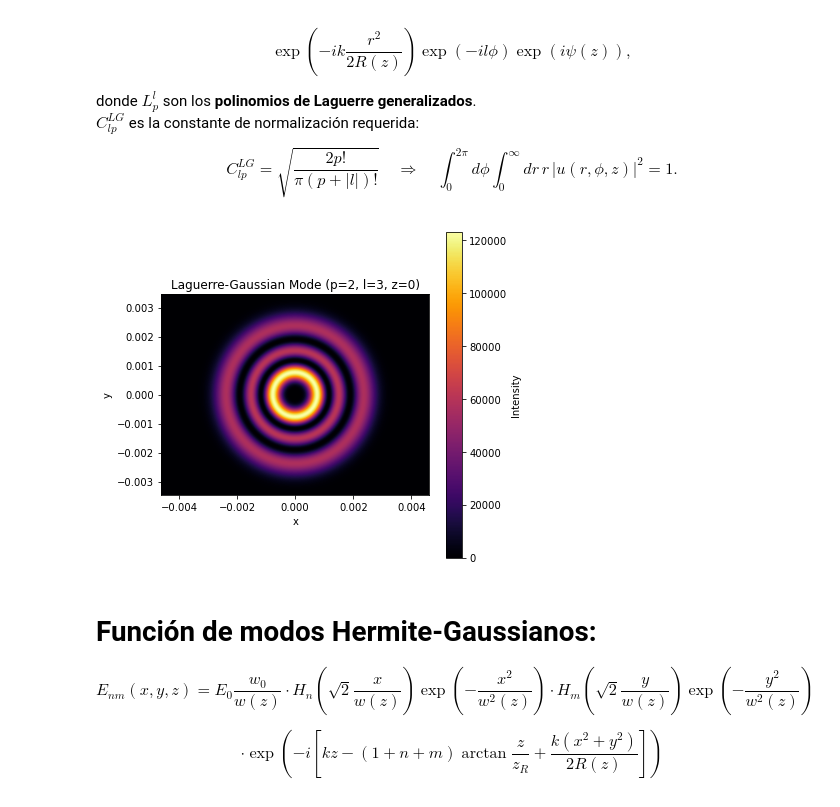
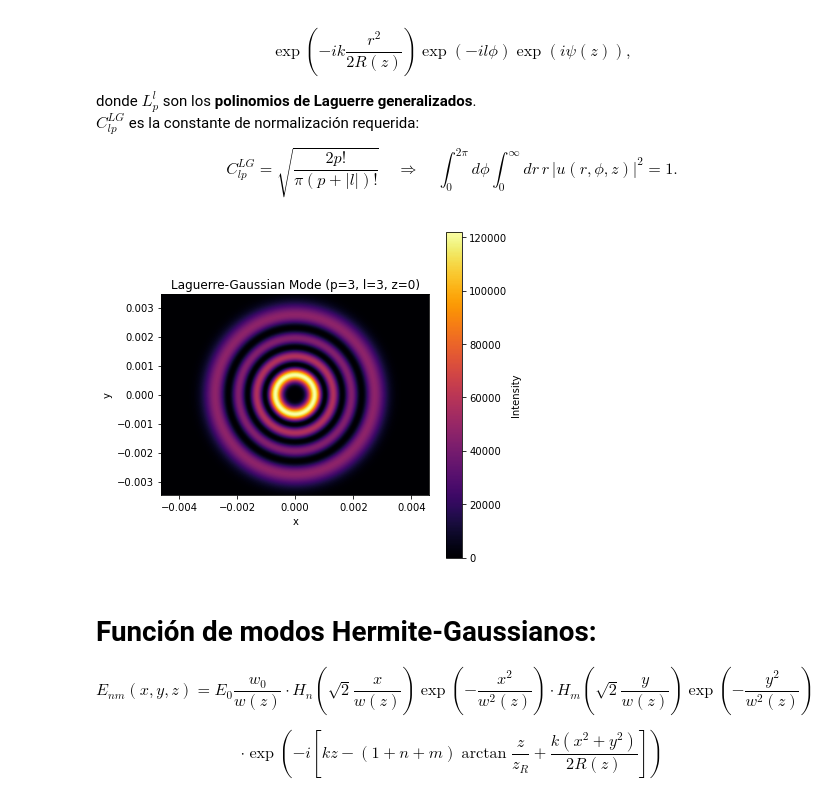
Before and after one commit to andresarias1105/Proyecto_SLM, a Jupyter notebook: SLM_HOLGRAMS.ipynb, the cells around one changed output. Drawn from its saved outputs; the diff is of its cells as text; code cells hidden in the pictures.

```diff
--- a/SLM_HOLGRAMS.ipynb
+++ b/SLM_HOLGRAMS.ipynb
@@ -155,36 +158,36 @@ def laguerre_gauss_mode(p, l, r, phi, z, w0, k):
     return (1 / w_z) * amplitude * phase
 
 # Define grid
 N = (Nxpix,Nypix)  # Grid size
 x = np.linspace(-Nxpix/2*Pix_size, Nxpix/2*Pix_size, Nxpix)
 y = np.linspace(-Nypix/2*Pix_size, Nypix/2*Pix_size, Nypix)
 X, Y = np.meshgrid(x, y)
 R = np.sqrt(X**2 + Y**2)
 Phi = np.arctan2(Y, X)
 
 
 # Set LG mode indices and parameters
-p, l = 2, 3 # Example mode numbers
+p, l = 3, 3 # Example mode numbers
 w0 = 1000* 10**-6  # Beam waist
 z = 0  # Propagation distance
 k = 2*np.pi/633e-9  # Wave number
 
 # Compute mode intensity
 LG_mode = laguerre_gauss_mode(p, l, R, Phi, z, w0, k)
 intensity = np.abs(LG_mode) ** 2
 
 # Plot the intensity pattern
 plt.figure(figsize=(6, 6))
 plt.imshow(intensity, extent=[-Nxpix/2*Pix_size, Nxpix/2*Pix_size, -Nypix/2*Pix_size, Nypix/2*Pix_size], cmap='inferno')
 plt.colorbar(label='Intensity')
 plt.title(f'Laguerre-Gaussian Mode (p={p}, l={l}, z={z})')
 plt.xlabel('x')
 plt.ylabel('y')
 
-plt.savefig(f'FIGURAS\LG_p={p}_l={l}_z={z})')
+plt.savefig(f'FIGURAS\LG_p={p}_l={l}_z={z}).png')
 plt.show()
 # %% [output]
-[figure, old version]
+[figure, new version]
 # %% [markdown]
 # Función de modos Hermite-Gaussianos:
 
```
Also changed, not shown: parts of 17 cells of this notebook, 2 other files.
